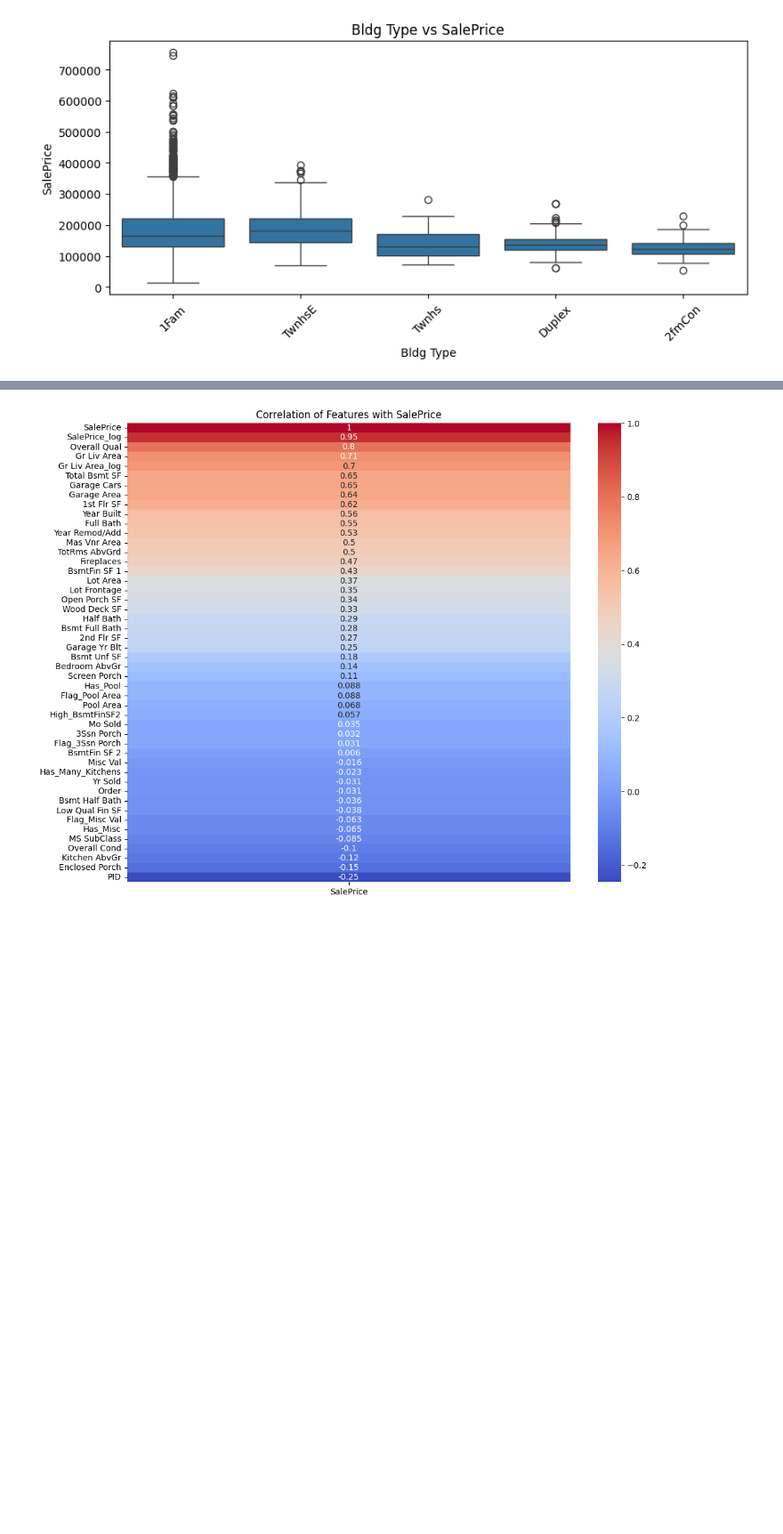
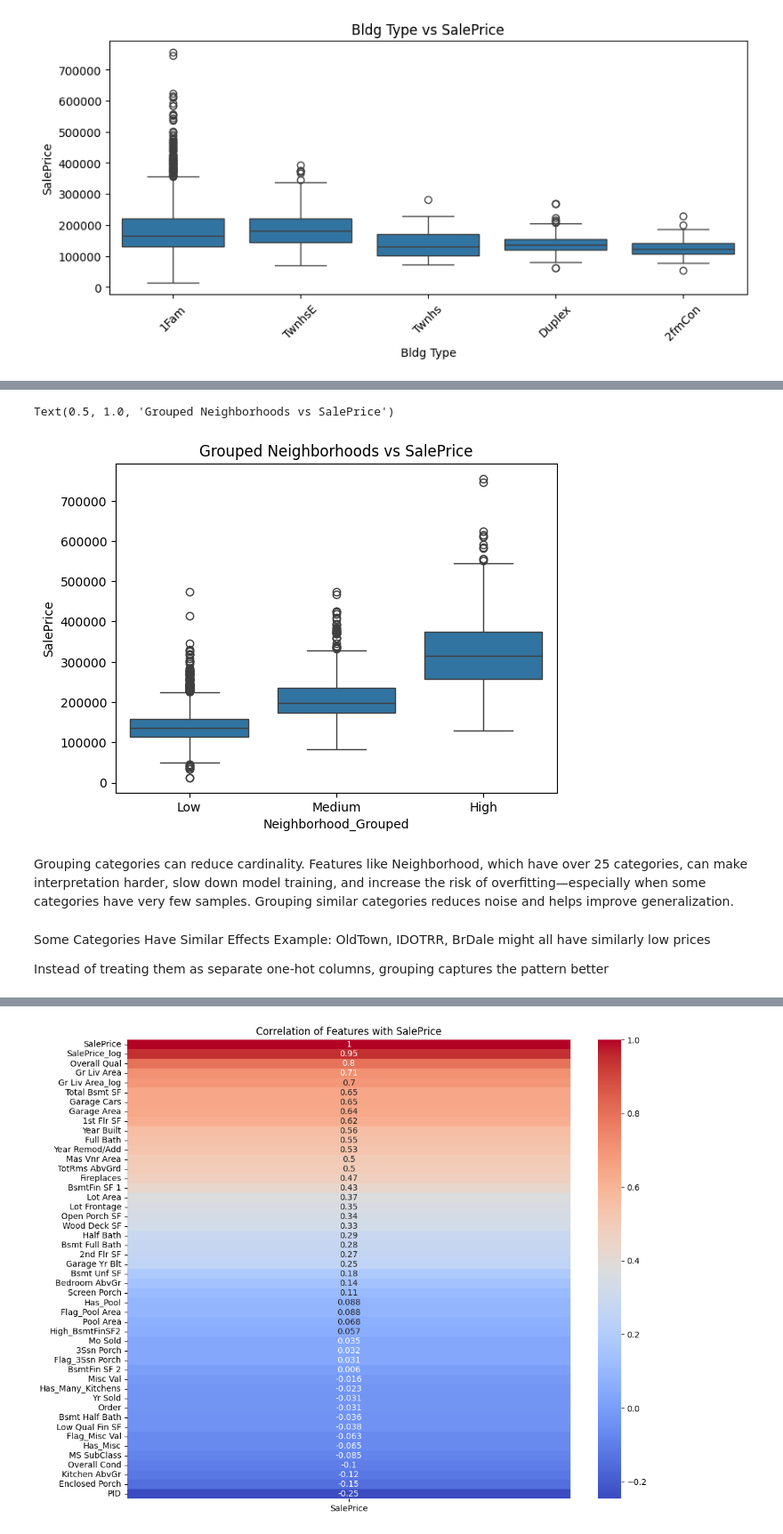
Before and after one commit to amarpoji/ames-housing-project, a Jupyter notebook: notebooks/eda.ipynb, the cells around one changed output, grey strips where cells are left out. Shown at 89% size. Saved outputs shown, nothing was run; the diff lists cells and outputs as text; code cells hidden in the pictures; blank space fills up the shorter version.

```diff
--- a/notebooks/eda.ipynb
+++ b/notebooks/eda.ipynb
@@ -515,0 +534,27 @@ for col in categorical_cols:
+# %%
+luxury = ['NoRidge', 'NridgHt', 'StoneBr']
+mid = ['CollgCr', 'Somerst', 'Timber', 'Crawfor', 'Veenker', 'Gilbert', 'NWAmes']
+low = ['IDOTRR', 'BrDale', 'MeadowV', 'OldTown', 'Edwards', 'SWISU', 'Blueste', 'NPkVill', 'NAmes', 'Mitchel']
+
+def group_neighborhood(n):
+    if n in luxury:
+        return 'High'
+    elif n in mid:
+        return 'Medium'
+    else:
+        return 'Low'
+
+data['Neighborhood_Grouped'] = data['Neighborhood'].apply(group_neighborhood)
+# %%
+sns.boxplot(x='Neighborhood_Grouped', y='SalePrice', data=data)
+plt.title('Grouped Neighborhoods vs SalePrice')
+# %% [output]
+Text(0.5, 1.0, 'Grouped Neighborhoods vs SalePrice')
+[figure, added]
+# %% [markdown]
+Grouping categories can reduce cardinality. Features like Neighborhood, which have over 25 categories, can make interpretation harder, slow down model training, and increase the risk of overfitting—especially when some categories have very few samples. Grouping similar categories reduces noise and helps improve generalization.
+# %% [markdown]
+Some Categories Have Similar Effects
+Example: OldTown, IDOTRR, BrDale might all have similarly low prices
+
+Instead of treating them as separate one-hot columns, grouping captures the pattern better
```
Also changed, not shown: parts of 2 cells of this notebook.
